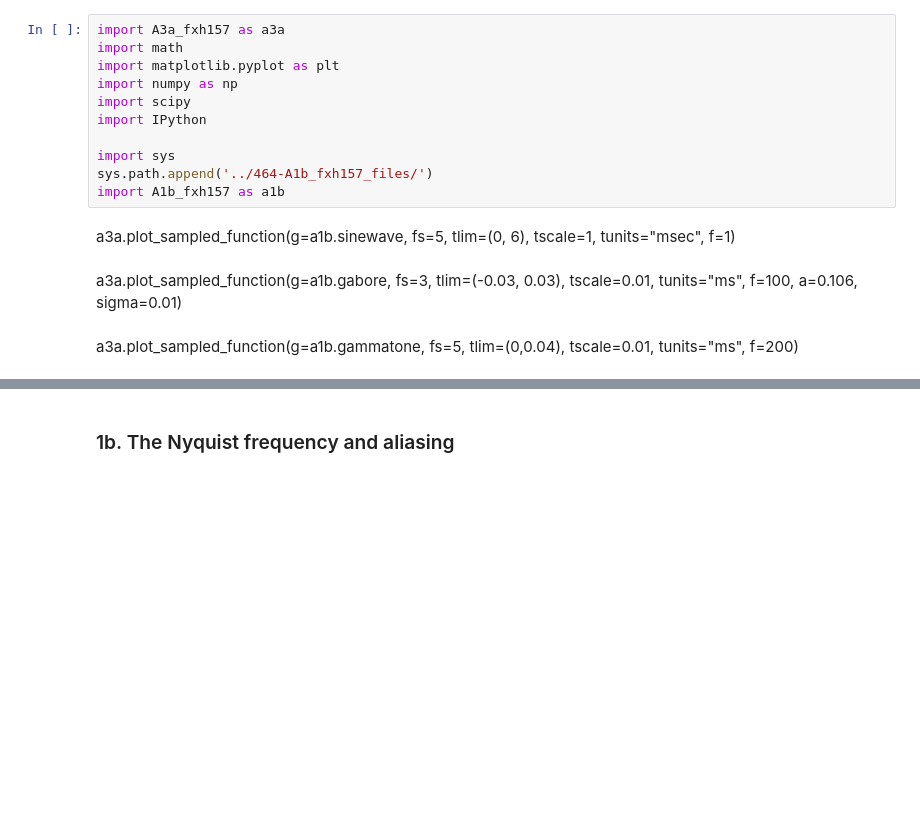
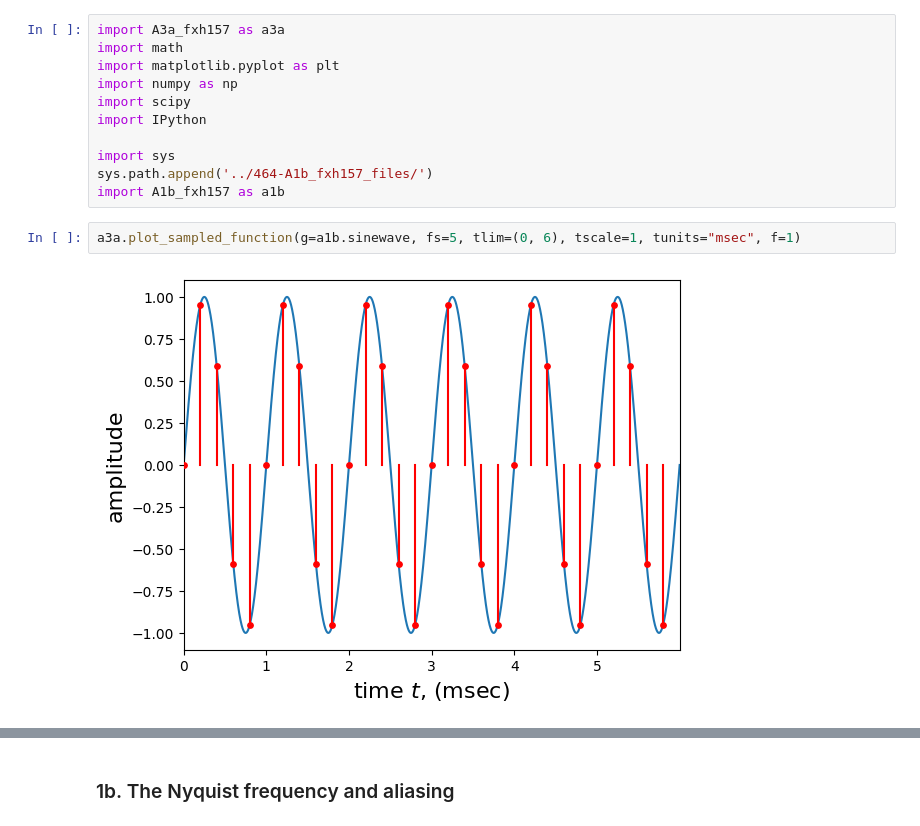
Before and after one commit to finnhittson/csds464, a Jupyter notebook: 464-A3a_fxh157_files/A3a_fxh157.ipynb, the cells around one changed output, grey strips where cells are left out. Saved outputs shown, nothing was run; the diff lists cells and outputs as text; blank space fills up the shorter version.

```diff
--- a/464-A3a_fxh157_files/A3a_fxh157.ipynb
+++ b/464-A3a_fxh157_files/A3a_fxh157.ipynb
@@ -18,9 +18,7 @@ import IPython
 import sys
 sys.path.append('../464-A1b_fxh157_files/')
 import A1b_fxh157 as a1b
-# %% [markdown]
-a3a.plot_sampled_function(g=a1b.sinewave, fs=5, tlim=(0, 6), tscale=1, tunits="msec", f=1)
-# %% [markdown]
-a3a.plot_sampled_function(g=a1b.gabore, fs=3, tlim=(-0.03, 0.03), tscale=0.01, tunits="ms", f=100, a=0.106, sigma=0.01)
-# %% [markdown]
-a3a.plot_sampled_function(g=a1b.gammatone, fs=5, tlim=(0,0.04), tscale=0.01, tunits="ms", f=200)
+# %%
+a3a.plot_sampled_function(g=a1b.sinewave, fs=5, tlim=(0, 6), tscale=1, tunits="msec", f=1)
+# %% [output]
+[figure, added]
```
Also changed, not shown: parts of 24 cells of this notebook, 4 other files.
